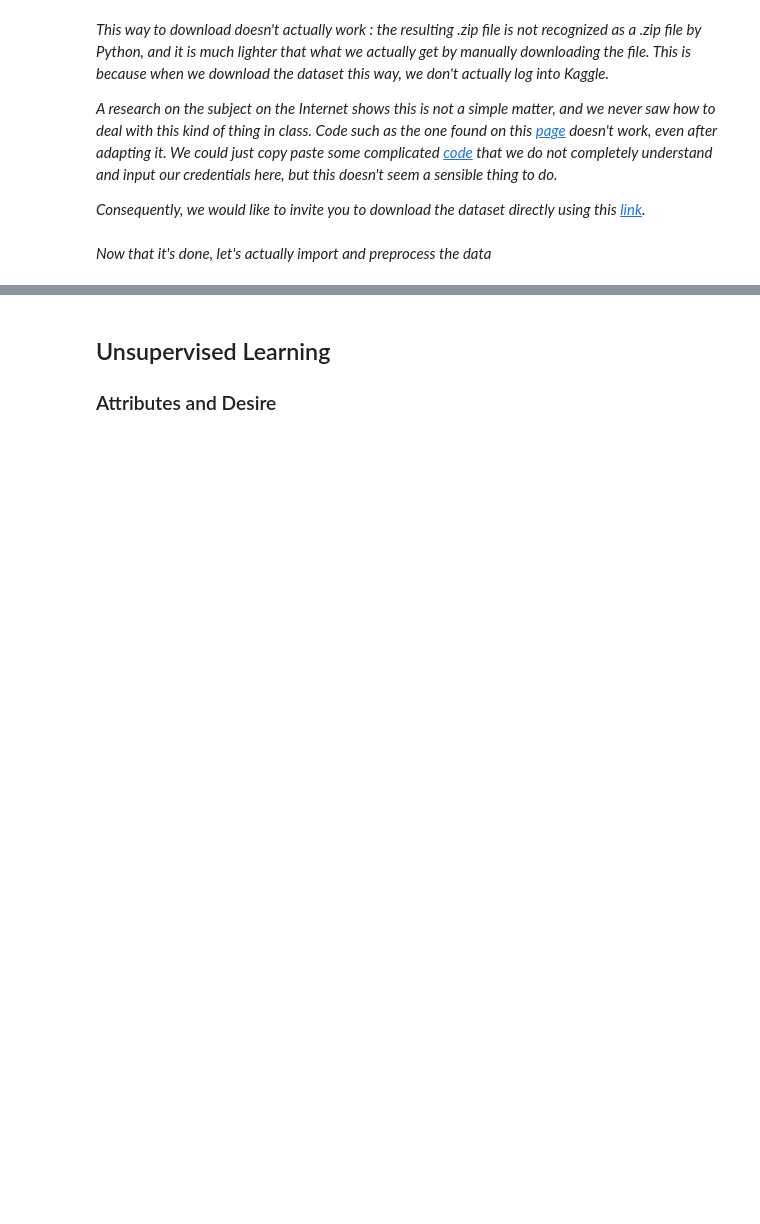
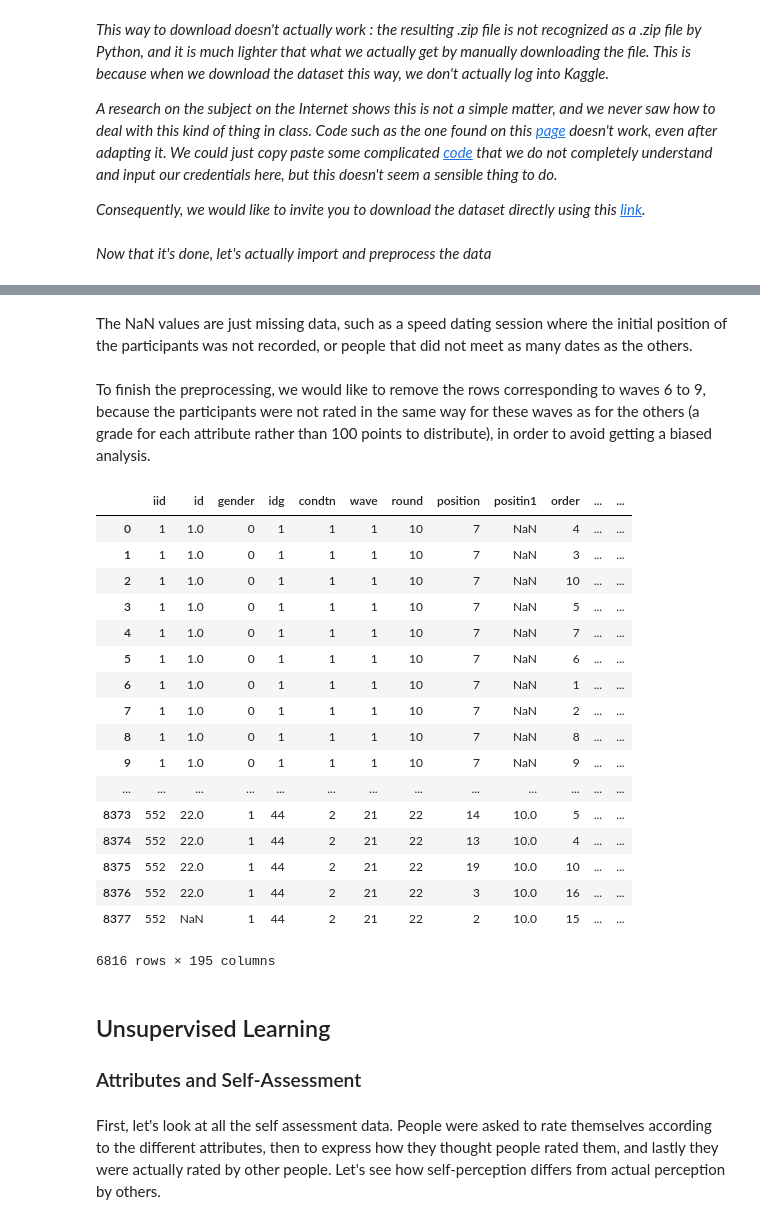
Before and after one commit to alexchouraki/Python-Project, a Jupyter notebook: Python Project.ipynb, the cells around one changed output, grey strips where cells are left out. Cells and saved outputs as stored; diff of their text form; code cells hidden in the pictures; blank space fills up the shorter version.

Commit message:
Add files via upload
Beginning of the analysis of self perception of the attributes

```diff
--- a/Python Project.ipynb
+++ b/Python Project.ipynb
@@ -38,4 +82,33 @@ ur.urlretrieve("http://www.kaggle.com/account/login?ReturnUrl=c/annavictoria/spe
+# %% [markdown]
+The NaN values are just missing data, such as a speed dating session where the initial position of the participants was not recorded, or people that did not meet as many dates as the others.
+# %% [markdown]
+To finish the preprocessing, we would like to remove the rows corresponding to waves 6 to 9, because the participants were not rated in the same way for these waves as for the others (a grade for each attribute rather than 100 points to distribute), in order to avoid getting a biased analysis.
+# %%
+sddOK = sdd.query('wave not in [6,7,8,9]')
+sddOK
+# %% [output]
+|  | iid | id | gender | idg | condtn | wave | round | position | positin1 | order | ... | ... |
+| 0 | 1 | 1.0 | 0 | 1 | 1 | 1 | 10 | 7 | NaN | 4 | ... | ... |
+| 1 | 1 | 1.0 | 0 | 1 | 1 | 1 | 10 | 7 | NaN | 3 | ... | ... |
+| 2 | 1 | 1.0 | 0 | 1 | 1 | 1 | 10 | 7 | NaN | 10 | ... | ... |
+| 3 | 1 | 1.0 | 0 | 1 | 1 | 1 | 10 | 7 | NaN | 5 | ... | ... |
+| 4 | 1 | 1.0 | 0 | 1 | 1 | 1 | 10 | 7 | NaN | 7 | ... | ... |
+| 5 | 1 | 1.0 | 0 | 1 | 1 | 1 | 10 | 7 | NaN | 6 | ... | ... |
+| 6 | 1 | 1.0 | 0 | 1 | 1 | 1 | 10 | 7 | NaN | 1 | ... | ... |
+| 7 | 1 | 1.0 | 0 | 1 | 1 | 1 | 10 | 7 | NaN | 2 | ... | ... |
+| 8 | 1 | 1.0 | 0 | 1 | 1 | 1 | 10 | 7 | NaN | 8 | ... | ... |
+| 9 | 1 | 1.0 | 0 | 1 | 1 | 1 | 10 | 7 | NaN | 9 | ... | ... |
+| ... | ... | ... | ... | ... | ... | ... | ... | ... | ... | ... | ... | ... |
+| 8373 | 552 | 22.0 | 1 | 44 | 2 | 21 | 22 | 14 | 10.0 | 5 | ... | ... |
+| 8374 | 552 | 22.0 | 1 | 44 | 2 | 21 | 22 | 13 | 10.0 | 4 | ... | ... |
+| 8375 | 552 | 22.0 | 1 | 44 | 2 | 21 | 22 | 19 | 10.0 | 10 | ... | ... |
+| 8376 | 552 | 22.0 | 1 | 44 | 2 | 21 | 22 | 3 | 10.0 | 16 | ... | ... |
+| 8377 | 552 | NaN | 1 | 44 | 2 | 21 | 22 | 2 | 10.0 | 15 | ... | ... |
+6816 rows × 195 columns
 # %% [markdown]
 ## Unsupervised Learning
 
-### Attributes and Desire
+### Attributes and Self-Assessment
+# %% [markdown]
+First, let's look at all the self assessment data. People were asked to rate themselves according to the different attributes, then to express how they thought people rated them, and lastly they were actually rated by other people.
+Let's see how self-perception differs from actual perception by others.
```
Also changed, not shown: parts of 10 cells of this notebook.
